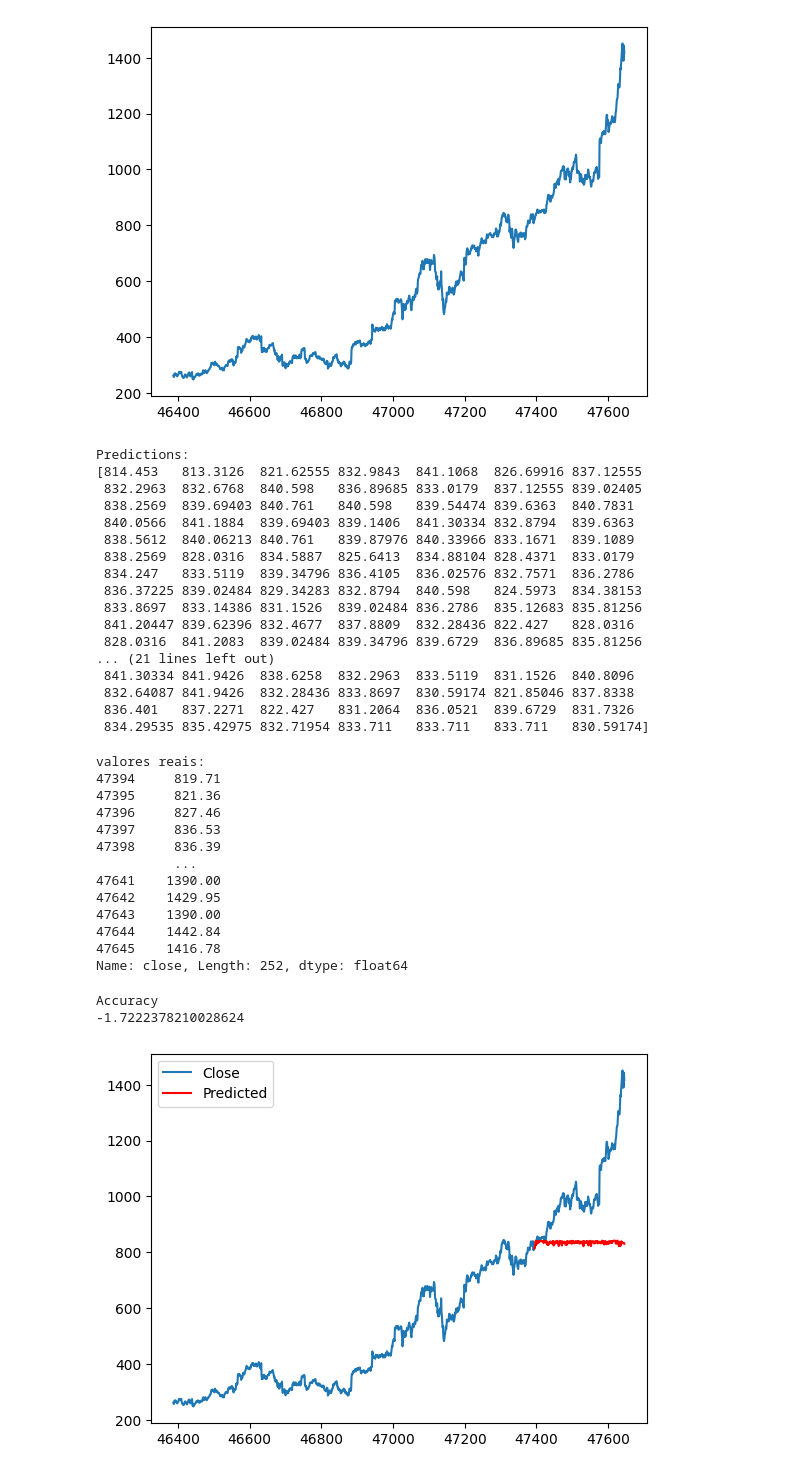
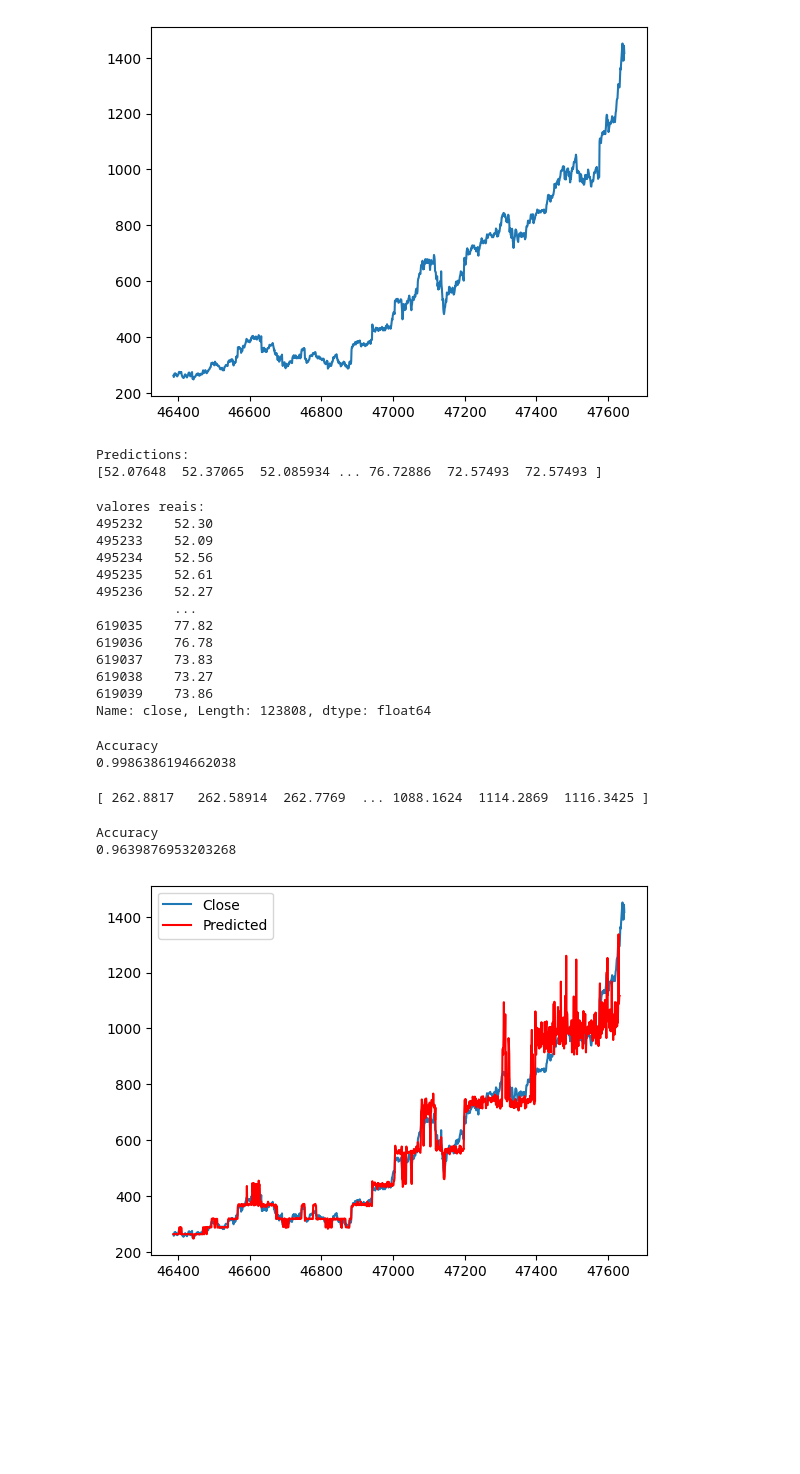
Before and after one commit to Igor-Calille/TCC-PUCSP, a Jupyter notebook: Previsao-StockMarket/app.ipynb, the cells around one changed output. Cells and saved outputs as stored; diff of their text form; code cells hidden in the pictures; blank space fills up the shorter version.

Commit message:
V 1.0 - Aplicando o modelo no gráfico

```diff
--- a/Previsao-StockMarket/app.ipynb
+++ b/Previsao-StockMarket/app.ipynb
@@ -56,8 +61,8 @@ AMZN['close'].plot()
 [figure]
 # %%
 #Separar os dados entre testing e training
-training_data = AMZN.iloc[:int(.80*len(AMZN)), :]
-testing_data = AMZN.iloc[int(.80*len(AMZN)):, :]
+training_data = data[:int(len(data)*0.8)]
+testing_data = data[int(len(data)*0.8):]
 # %%
 #Definir as variaveis
 _features = ['open', 'volume']
@@ -73,40 +78,25 @@ print("Predictions:")
 print(predictions)
 # %% [output]
 Predictions:
-[814.453   813.3126  821.62555 832.9843  841.1068  826.69916 837.12555
- 832.2963  832.6768  840.598   836.89685 833.0179  837.12555 839.02405
- 838.2569  839.69403 840.761   840.598   839.54474 839.6363  840.7831
- 840.0566  841.1884  839.69403 839.1406  841.30334 832.8794  839.6363
- 838.5612  840.06213 840.761   839.87976 840.33966 833.1671  839.1089
- 838.2569  828.0316  834.5887  825.6413  834.88104 828.4371  833.0179
- 834.247   833.5119  839.34796 836.4105  836.02576 832.7571  836.2786
- 836.37225 839.02484 829.34283 832.8794  840.598   824.5973  834.38153
- 833.8697  833.14386 831.1526  839.02484 836.2786  835.12683 835.81256
- 841.20447 839.62396 832.4677  837.8809  832.28436 822.427   828.0316
- 828.0316  841.2083  839.02484 839.34796 839.6729  836.89685 835.81256
-... (21 lines left out)
- 841.30334 841.9426  838.6258  832.2963  833.5119  831.1526  840.8096
- 832.64087 841.9426  832.28436 833.8697  830.59174 821.85046 837.8338
- 836.401   837.2271  822.427   831.2064  836.0521  839.6729  831.7326
- 834.29535 835.42975 832.71954 833.711   833.711   833.711   830.59174]
+[52.07648  52.37065  52.085934 ... 76.72886  72.57493  72.57493 ]
 # %%
 #
 print("valores reais:")
 print(testing_data[_target])
 # %% [output]
 valores reais:
-47394     819.71
-47395     821.36
-47396     827.46
-47397     836.53
-47398     836.39
+495232    52.30
+495233    52.09
+495234    52.56
+495235    52.61
+495236    52.27
           ...
-47641    1390.00
-47642    1429.95
-47643    1390.00
-47644    1442.84
-47645    1416.78
-Name: close, Length: 252, dtype: float64
+619035    77.82
+619036    76.78
+619037    73.83
+619038    73.27
+619039    73.86
+Name: close, Length: 123808, dtype: float64
 # %%
 #Mostrar a precisão do modelo
 accuracy = model.score(testing_data[_features], testing_data[_target])
@@ -114,12 +104,27 @@ print("Accuracy")
 print(accuracy)
 # %% [output]
 Accuracy
--1.7222378210028624
+0.9986386194662038
+# %%
+#Depois de testar a precisão acima vou tentar prever o gráfico inteiro
+test_dta = AMZN.iloc[:int(.99*len(AMZN)), :]
+pred = model.predict(test_dta[_features])
+print(pred)
+# %% [output]
+[ 262.8817   262.58914  262.7769  ... 1088.1624  1114.2869  1116.3425 ]
+# %%
+#Mostrar a precisão do modelo
+accuracy = model.score(test_dta[_features], test_dta[_target])
+print("Accuracy")
+print(accuracy)
+# %% [output]
+Accuracy
+0.9639876953203268
 # %%
 #Fazero o plot do close + previsoes
 plt.plot(AMZN['close'], label='Close')
-plt.plot(testing_data[_target].index, predictions, color='r', label='Predicted')
+plt.plot(test_dta[_target].index, pred, color='r', label='Predicted')
 plt.legend()
 plt.show()
 # %% [output]
-[figure, old version]
+[figure, new version]
```
Also changed, not shown: parts of 3 cells of this notebook.
